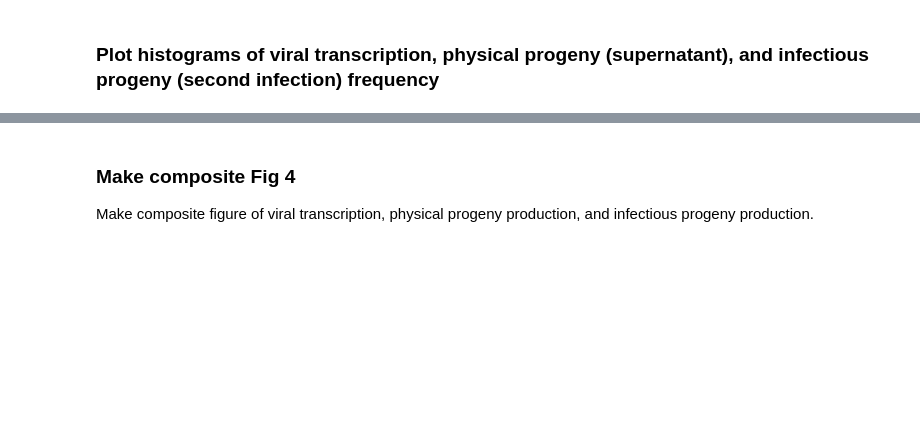
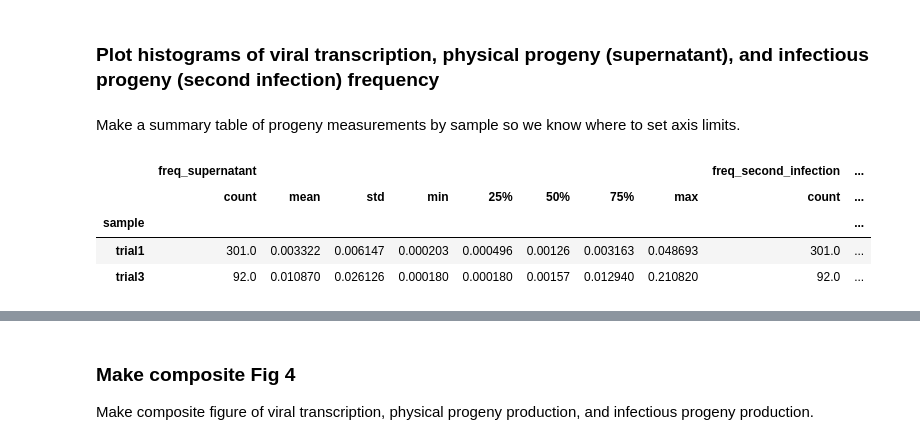
Before and after one commit to jbloomlab/barcoded_flu_pdmH1N1, a Jupyter notebook: final_analysis.py.ipynb, the cells around one changed output, grey strips where cells are left out. Drawn from its saved outputs; the diff is of its cells as text; code cells hidden in the pictures; blank space fills up the shorter version.

```diff
--- a/final_analysis.py.ipynb
+++ b/final_analysis.py.ipynb
@@ -1113,5 +1150,15 @@ for distribution, variable in distributions.items():
 # %% [markdown]
 ### Plot histograms of viral transcription, physical progeny (supernatant), and infectious progeny (second infection) frequency
+# %% [markdown]
+Make a summary table of progeny measurements by sample so we know where to set axis limits.
+# %%
+selected_cells.groupby('sample')[['freq_supernatant', 'freq_second_infection']].describe()
+# %% [output]
+|  | freq_supernatant |  |  |  |  |  |  |  | freq_second_infection | ... |
+|  | count | mean | std | min | 25% | 50% | 75% | max | count | ... |
+| sample |  |  |  |  |  |  |  |  |  | ... |
+| trial1 | 301.0 | 0.003322 | 0.006147 | 0.000203 | 0.000496 | 0.00126 | 0.003163 | 0.048693 | 301.0 | ... |
+| trial3 | 92.0 | 0.010870 | 0.026126 | 0.000180 | 0.000180 | 0.00157 | 0.012940 | 0.210820 | 92.0 | ... |
 # %%
 physical_progeny_file = figure_dir+'/'+'physical_progeny_plot.svg'
 
```
Also changed, not shown: parts of 6 cells of this notebook, 5 other files.
